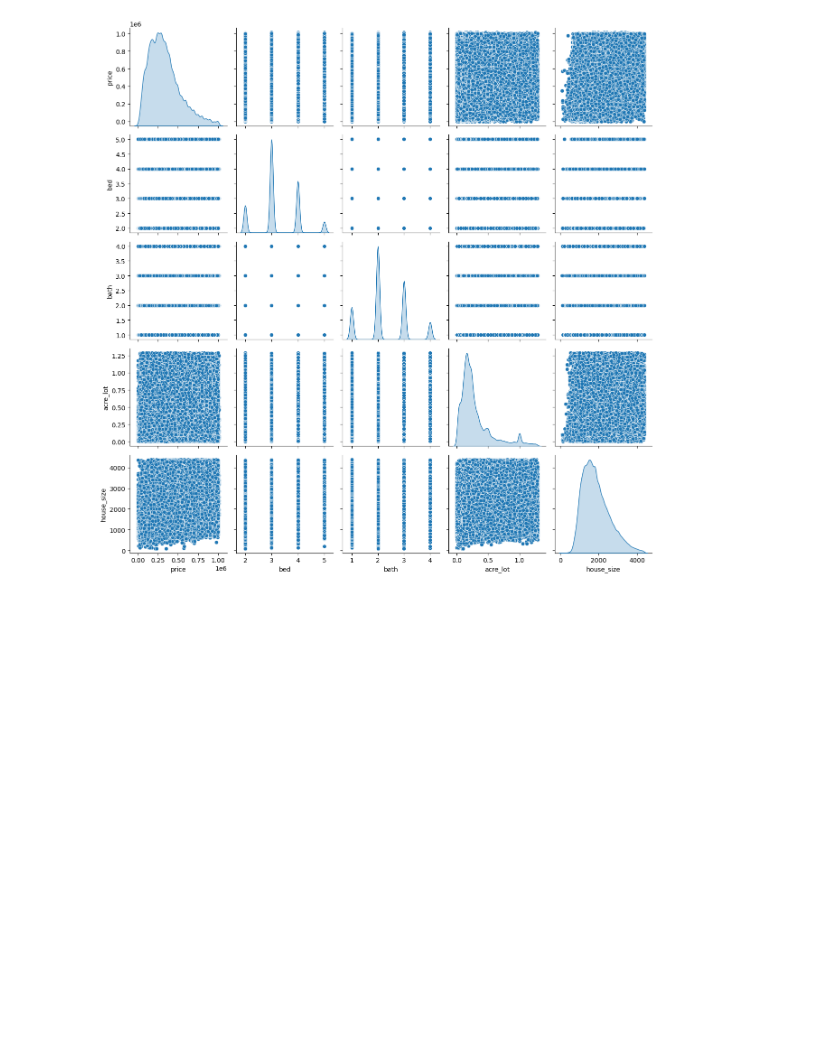
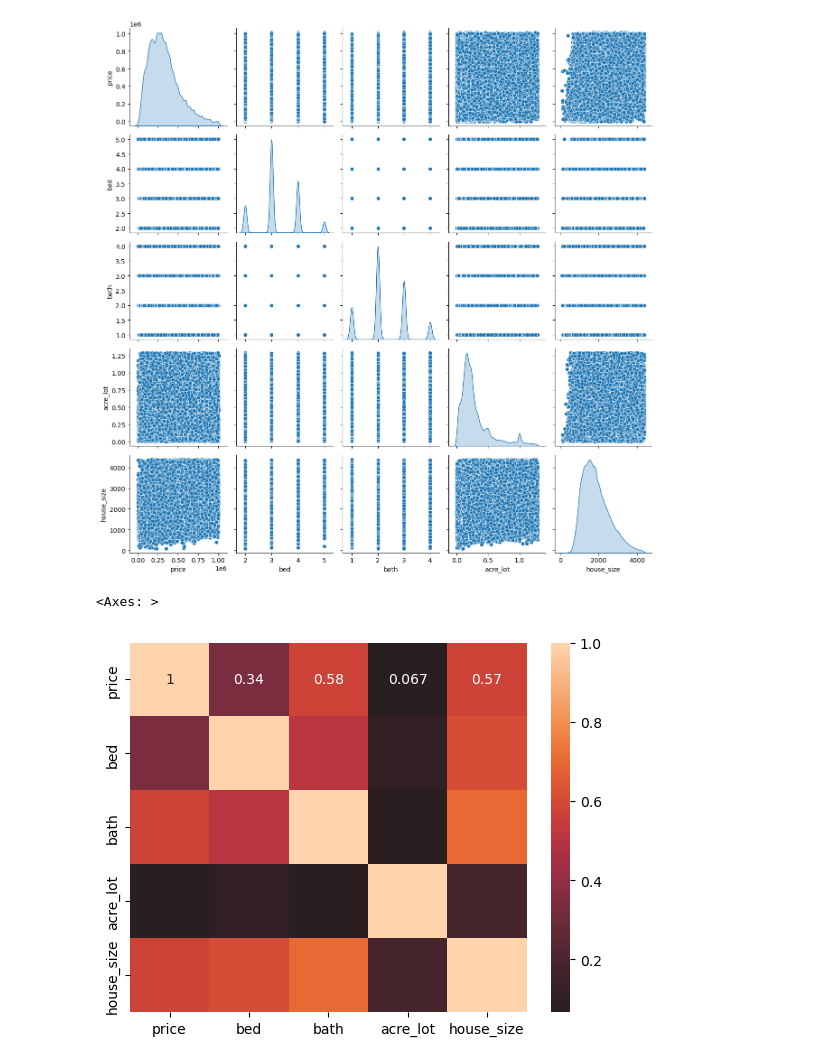
Before and after one commit to PM696/SpringboardBootCamp_DataScience, a Jupyter notebook: Capstone_Two_Data_Wrangling-main/EDA_Price_prediction_CapstoneTwo.ipynb, the cells around one changed output. Saved outputs shown, nothing was run; the diff lists cells and outputs as text; code cells hidden in the pictures; blank space fills up the shorter version.

```diff
--- a/Capstone_Two_Data_Wrangling-main/EDA_Price_prediction_CapstoneTwo.ipynb
+++ b/Capstone_Two_Data_Wrangling-main/EDA_Price_prediction_CapstoneTwo.ipynb
@@ -170,3 +170,11 @@ plt.tight_layout()
 plt.show();
 # %% [output]
 [figure]
+# %%
+# Creat a correlation heatmap for numeric columns only
+data2_numeric = data2.select_dtypes(include=np.number)
+
+sns.heatmap(data2_numeric.corr(), annot=True)
+# %% [output]
+<Axes: >
+[figure, added]
```
Also changed, not shown: parts of 4 cells of this notebook.
